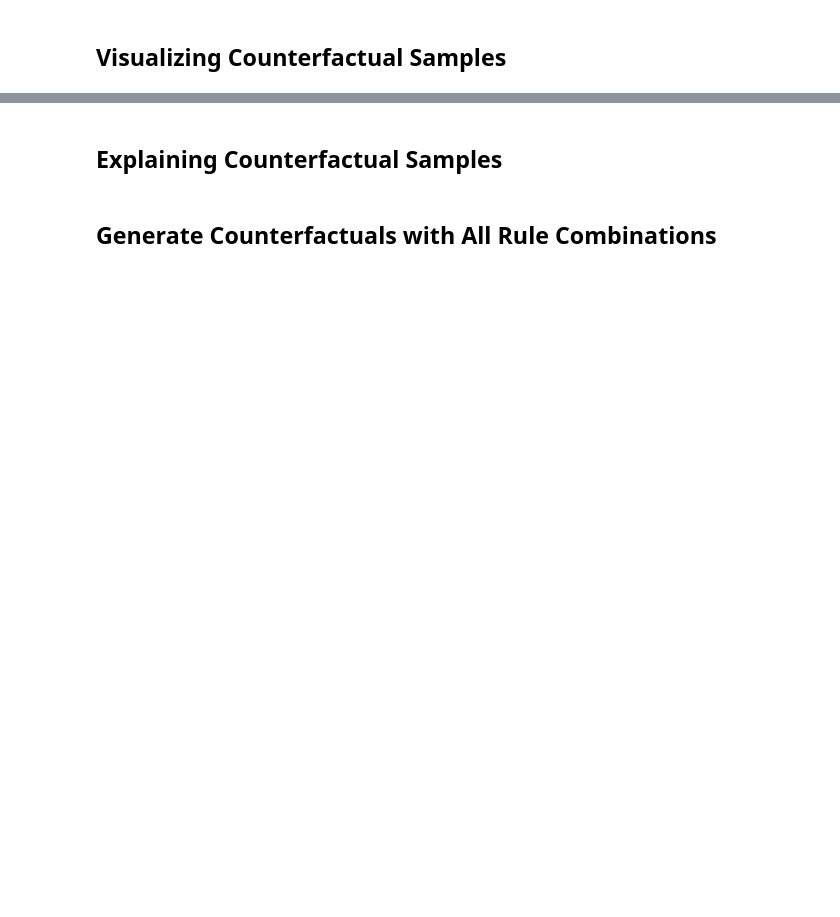
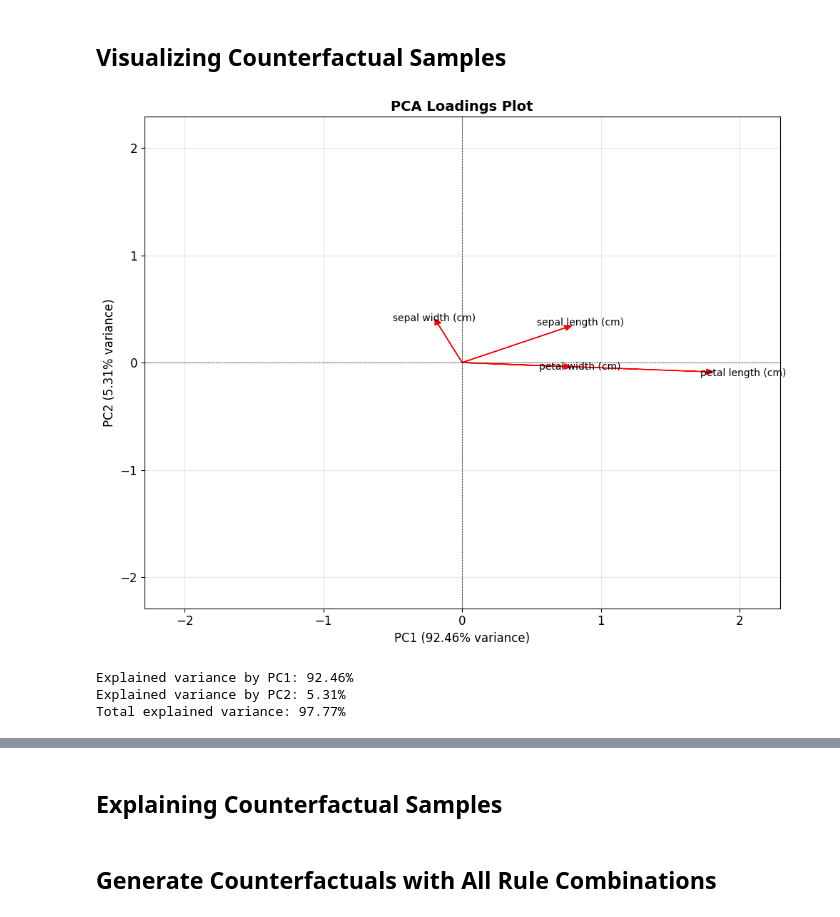
Before and after one commit to sbarbonjr/CounterFactualDPG, a Jupyter notebook: experiment.ipynb, the cells around one changed output, grey strips where cells are left out. Drawn from its saved outputs; the diff is of its cells as text; code cells hidden in the pictures; blank space fills up the shorter version.

Commit message:
Adding pca loading

```diff
--- a/experiment.ipynb
+++ b/experiment.ipynb
@@ -104,6 +104,67 @@ Predicted Class for Original Sample: [1]
 Prediction Class CounterFactual [0]
 # %% [markdown]
 ## Visualizing Counterfactual Samples
+# %%
+from sklearn.decomposition import PCA
+import matplotlib.pyplot as plt
+import numpy as np
+
+def plot_pca_loadings(X, feature_names):
+    """
+    Plot PCA loadings to show feature contributions to principal components.
+
+    Parameters:
+    -----------
+    X : array-like
+        The feature data
+    feature_names : list
+        Names of the features
+    """
+    # Perform PCA
+    pca = PCA(n_components=2)
+    pca.fit(X)
+
+    # Get the loadings (components)
+    loadings = pca.components_.T * np.sqrt(pca.explained_variance_)
+
+    # Create the plot
+    fig, ax = plt.subplots(figsize=(10, 8))
+
+    # Plot arrows for each feature
+    for i, feature in enumerate(feature_names):
+        ax.arrow(0, 0, loadings[i, 0], loadings[i, 1],
+                head_width=0.05, head_length=0.05, fc='red', ec='red')
+        ax.text(loadings[i, 0] * 1.15, loadings[i, 1] * 1.15,
+               feature, ha='center', va='center', fontsize=10)
+
+    # Set plot properties
+    ax.set_xlabel(f'PC1 ({pca.explained_variance_ratio_[0]:.2%} variance)', fontsize=12)
+    ax.set_ylabel(f'PC2 ({pca.explained_variance_ratio_[1]:.2%} variance)', fontsize=12)
+    ax.set_title('PCA Loadings Plot', fontsize=14, fontweight='bold')
+    ax.axhline(y=0, color='k', linestyle='--', linewidth=0.5)
+    ax.axvline(x=0, color='k', linestyle='--', linewidth=0.5)
+    ax.grid(True, alpha=0.3)
+
+    # Set equal aspect ratio
+    max_val = np.abs(loadings).max() * 1.3
+    ax.set_xlim(-max_val, max_val)
+    ax.set_ylim(-max_val, max_val)
+
+    plt.tight_layout()
+    plt.show()
+
+    # Print explained variance
+    print(f"Explained variance by PC1: {pca.explained_variance_ratio_[0]:.2%}")
+    print(f"Explained variance by PC2: {pca.explained_variance_ratio_[1]:.2%}")
+    print(f"Total explained variance: {sum(pca.explained_variance_ratio_):.2%}")
+
+# Plot the PCA loadings
+plot_pca_loadings(X, iris.feature_names)
+# %% [output]
+[figure, added]
+Explained variance by PC1: 92.46%
+Explained variance by PC2: 5.31%
+Total explained variance: 97.77%
 # %%
 plot_pca_with_counterfactual(model, X, y, sample, counterfactual)
 plot_sample_and_counterfactual_heatmap(sample, predicted_class, counterfactual,  model.predict(pd.DataFrame([counterfactual])),  dict_non_actionable)
```
Also changed, not shown: parts of 7 cells of this notebook.
